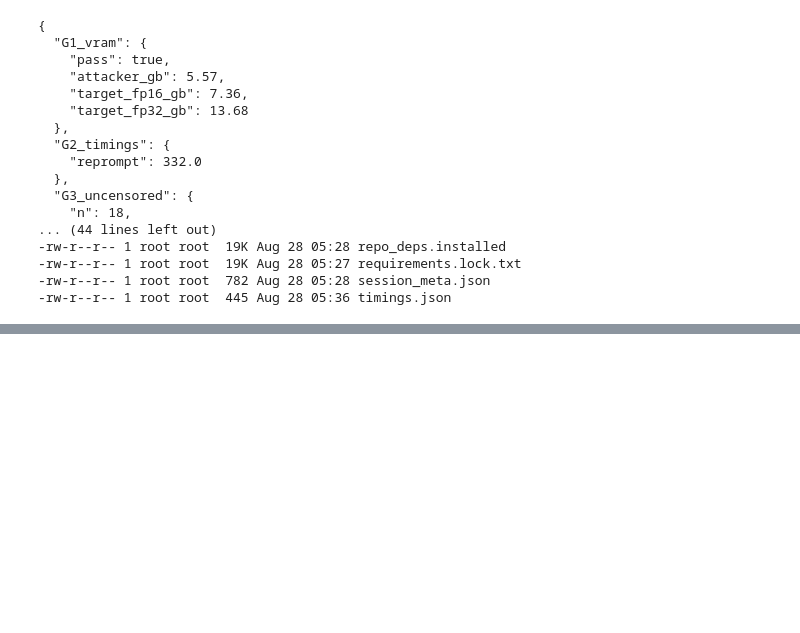
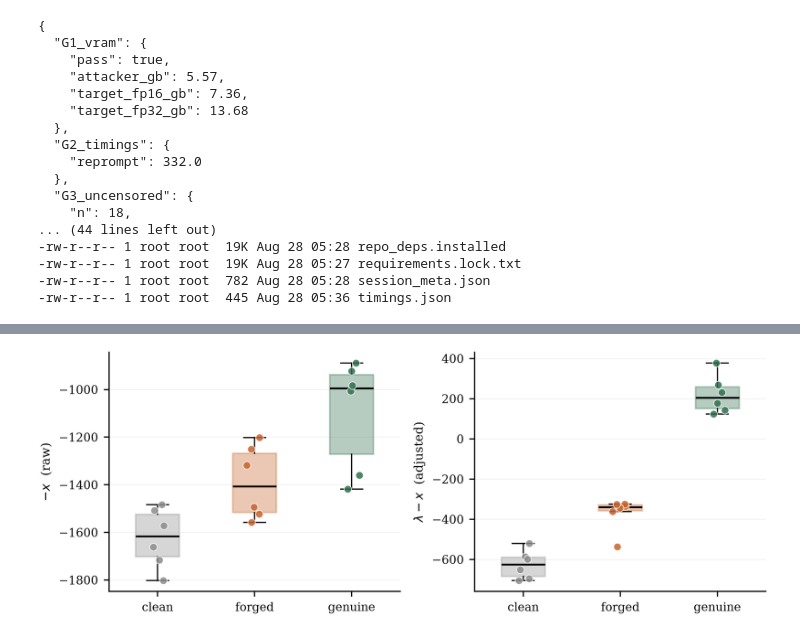
Before and after one commit to sr-tamim/watermark-forgery-research, a Jupyter notebook: experiments/28Aug2026_run1/research2-reproduction-paper.ipynb, the cells around one changed output, grey strips where cells are left out. Cells and saved outputs as stored; diff of their text form; code cells hidden in the pictures; blank space fills up the shorter version.

Commit message:
Fix Fig 6 score columns and add stat-analysis cells to notebook

```diff
--- a/experiments/28Aug2026_run1/research2-reproduction-paper.ipynb
+++ b/experiments/28Aug2026_run1/research2-reproduction-paper.ipynb
@@ -675,0 +776,34 @@ print(subprocess.getoutput(f"ls -lh {OUT_DIR}"))
+# %%
+# Figure 6 in the paper: box + strip per arm, both candidate scores
+plt.rcParams.update({
+    "font.family": "serif", "font.serif": ["DejaVu Serif"], "font.size": 8,
+    "axes.labelsize": 8, "axes.titlesize": 8.5, "xtick.labelsize": 7.5,
+    "ytick.labelsize": 7.5, "axes.spines.top": False, "axes.spines.right": False,
+    "figure.dpi": 400, "savefig.bbox": "tight", "savefig.pad_inches": 0.02,
+})
+COL = {"clean": "#8c8c8c", "forged": "#c8632a", "genuine": "#2f6f4e"}
+ORD = ["clean", "forged", "genuine"]
+
+fig, axes = plt.subplots(1, 2, figsize=(6.8, 2.6))
+for ax, col, label in zip(axes, ["neg_x", "lam_x"],
+                          [r"$-x$  (raw)", r"$\lambda - x$  (adjusted)"]):
+    data = [scores[scores.hypothesis == h][col].values for h in ORD]
+    bp = ax.boxplot(data, widths=0.45, patch_artist=True,
+                    medianprops=dict(color="black", lw=1.2),
+                    whiskerprops=dict(lw=0.8), capprops=dict(lw=0.8),
+                    flierprops=dict(marker="none"))
+    for patch, h in zip(bp["boxes"], ORD):
+        patch.set_facecolor(COL[h]); patch.set_alpha(0.35); patch.set_edgecolor(COL[h])
+    rng = np.random.default_rng(7)   # fixed jitter seed so the figure is reproducible
+    for i, h in enumerate(ORD):
+        vals = scores[scores.hypothesis == h][col].values
+        jit = rng.uniform(-0.08, 0.08, len(vals))
+        ax.scatter(np.full(len(vals), i + 1) + jit, vals, s=24, color=COL[h],
+                   alpha=0.85, zorder=3, edgecolor="white", linewidth=0.5)
+    ax.set_xticks(range(1, 4)); ax.set_xticklabels(ORD)
+    ax.set_ylabel(label); ax.grid(axis="y", lw=0.4, color="#eee", zorder=0)
+plt.tight_layout()
+plt.savefig(OUT_DIR / "fig6_distributions.png", dpi=400)
+plt.show()
+# %% [output]
+[figure, added]
```
Also changed, not shown: parts of 3 cells of this notebook, 5 other files.
